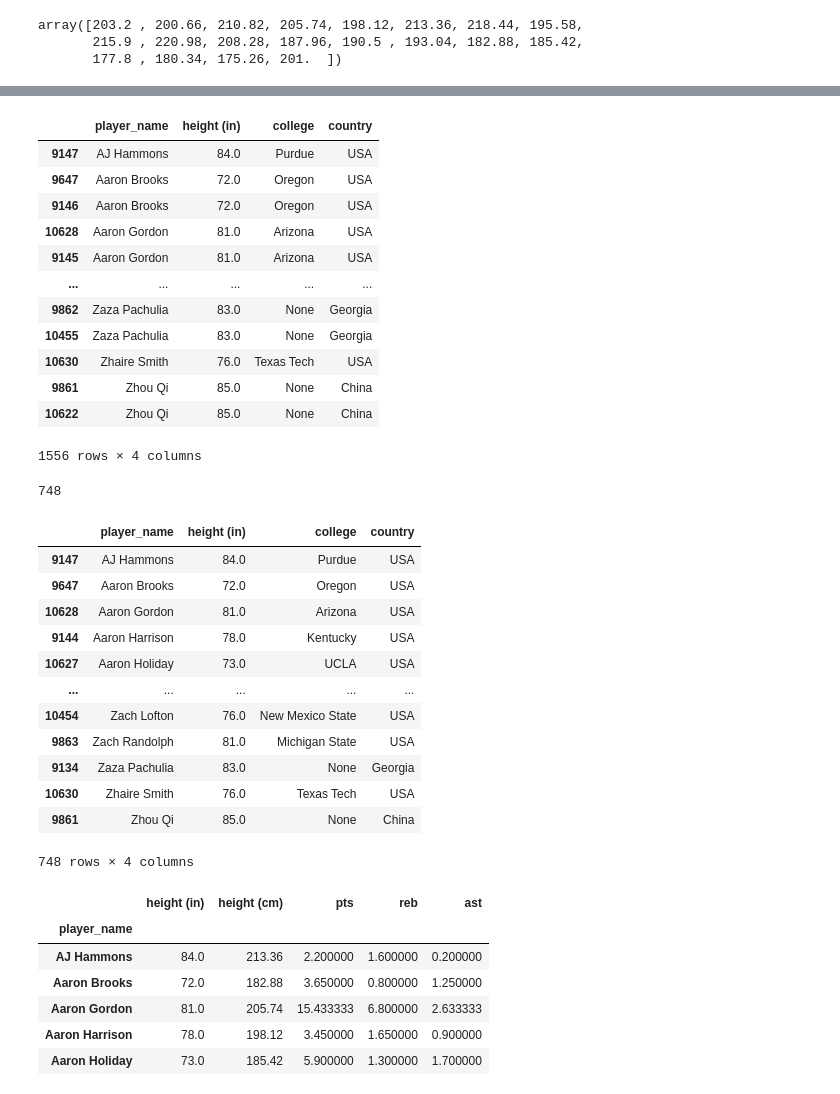
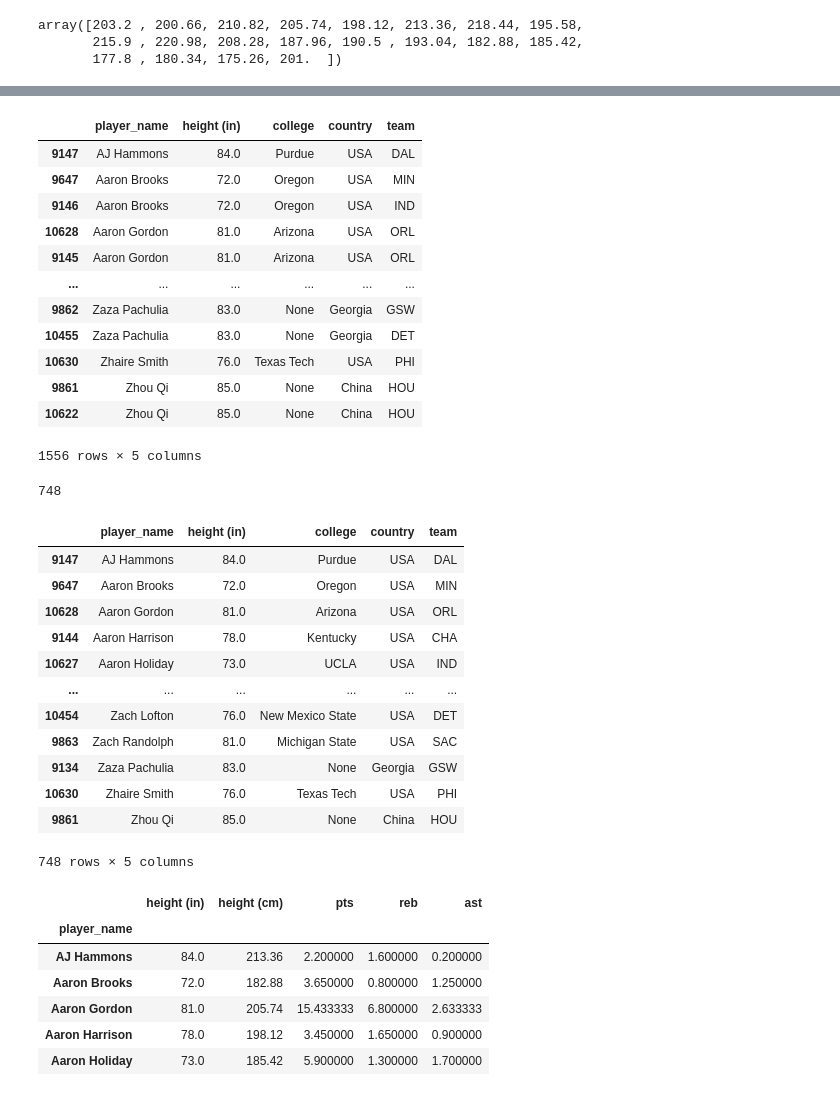
Before and after one commit to ic17rey/butler-groupA-project1, a Jupyter notebook: nba_height_project.ipynb, the cells around one changed output, grey strips where cells are left out. Drawn from its saved outputs; the diff is of its cells as text; code cells hidden in the pictures.

```diff
--- a/nba_height_project.ipynb
+++ b/nba_height_project.ipynb
@@ -121,6 +122,6 @@ filter_data_set_df
 | 10630 | 10630 | Zhaire Smith | PHI | 20 | 193.04 | 90.264808 | Texas Tech | USA | ... |
 1556 rows × 22 columns
 # %%
-stats_needed_df = filter_data_set_df[["season", "player_name", "player_height", "pts", "reb", "ast", "college", "country"]]
+stats_needed_df = filter_data_set_df[["season", "player_name", "player_height", "pts", "reb", "ast", "team_abbreviation", "college", "country"]]
 stats_needed_df
 # %% [output]
@@ -171,13 +172,13 @@ array([203.2 , 200.66, 210.82, 205.74, 198.12, 213.36, 218.44, 195.58,
 # Want to add a calculated column for height in inches (2.54 cm in an inch)
 
 # Label the current player_height column as cm
-stats_with_col_rename_df = stats_needed_df.rename(columns={"player_height":"height (cm)"})
+stats_with_col_rename_df = stats_needed_df.rename(columns={"player_height":"height (cm)", "team_abbreviation":"team"})
 
 # Add a column for height in inches and reorder columns
 height = stats_with_col_rename_df['height (cm)'] / 2.54
 stats_with_col_rename_df["height (in)"] = height
 
-organized_stats_df = stats_with_col_rename_df[["season", "player_name","height (in)","height (cm)","pts","reb","ast","college","country"]]
+organized_stats_df = stats_with_col_rename_df[["season", "player_name","height (in)","height (cm)","pts","reb","ast","college","country", "team"]]
 organized_stats_df = organized_stats_df.sort_values(by=['player_name'])
 
 # View df with the new column
@@ -199,22 +200,22 @@ organized_stats_df
 # %%
 # Use the DataFrame to make a new one with only one line per player with personal info (no multi-year stats)
-player_info_df = organized_stats_df[["player_name","height (in)","college","country"]]
+player_info_df = organized_stats_df[["player_name","height (in)","college","country", "team"]]
 
 player_info_df
 # %% [output]
-|  | player_name | height (in) | college | country |
-| 9147 | AJ Hammons | 84.0 | Purdue | USA |
-| 9647 | Aaron Brooks | 72.0 | Oregon | USA |
-| 9146 | Aaron Brooks | 72.0 | Oregon | USA |
-| 10628 | Aaron Gordon | 81.0 | Arizona | USA |
-| 9145 | Aaron Gordon | 81.0 | Arizona | USA |
-| ... | ... | ... | ... | ... |
-| 9862 | Zaza Pachulia | 83.0 | None | Georgia |
-| 10455 | Zaza Pachulia | 83.0 | None | Georgia |
-| 10630 | Zhaire Smith | 76.0 | Texas Tech | USA |
-| 9861 | Zhou Qi | 85.0 | None | China |
-| 10622 | Zhou Qi | 85.0 | None | China |
+|  | player_name | height (in) | college | country | team |
+| 9147 | AJ Hammons | 84.0 | Purdue | USA | DAL |
+| 9647 | Aaron Brooks | 72.0 | Oregon | USA | MIN |
+| 9146 | Aaron Brooks | 72.0 | Oregon | USA | IND |
+| 10628 | Aaron Gordon | 81.0 | Arizona | USA | ORL |
+| 9145 | Aaron Gordon | 81.0 | Arizona | USA | ORL |
+| ... | ... | ... | ... | ... | ... |
+| 9862 | Zaza Pachulia | 83.0 | None | Georgia | GSW |
+| 10455 | Zaza Pachulia | 83.0 | None | Georgia | DET |
+| 10630 | Zhaire Smith | 76.0 | Texas Tech | USA | PHI |
+| 9861 | Zhou Qi | 85.0 | None | China | HOU |
+| 10622 | Zhou Qi | 85.0 | None | China | HOU |
-1556 rows × 4 columns
+1556 rows × 5 columns
 # %%
 # Want each player only once in a player_info_df, to be able to drop duplicates
 player_count = player_info_df['player_name'].unique()
@@ -225,19 +226,19 @@ unique_players_info_df = player_info_df.drop_duplicates(subset=["player_name"])
 unique_players_info_df
 # %% [output]
 748
-|  | player_name | height (in) | college | country |
-| 9147 | AJ Hammons | 84.0 | Purdue | USA |
-| 9647 | Aaron Brooks | 72.0 | Oregon | USA |
-| 10628 | Aaron Gordon | 81.0 | Arizona | USA |
-| 9144 | Aaron Harrison | 78.0 | Kentucky | USA |
-| 10627 | Aaron Holiday | 73.0 | UCLA | USA |
-| ... | ... | ... | ... | ... |
-| 10454 | Zach Lofton | 76.0 | New Mexico State | USA |
-| 9863 | Zach Randolph | 81.0 | Michigan State | USA |
-| 9134 | Zaza Pachulia | 83.0 | None | Georgia |
-| 10630 | Zhaire Smith | 76.0 | Texas Tech | USA |
-| 9861 | Zhou Qi | 85.0 | None | China |
+|  | player_name | height (in) | college | country | team |
+| 9147 | AJ Hammons | 84.0 | Purdue | USA | DAL |
+| 9647 | Aaron Brooks | 72.0 | Oregon | USA | MIN |
+| 10628 | Aaron Gordon | 81.0 | Arizona | USA | ORL |
+| 9144 | Aaron Harrison | 78.0 | Kentucky | USA | CHA |
+| 10627 | Aaron Holiday | 73.0 | UCLA | USA | IND |
+| ... | ... | ... | ... | ... | ... |
+| 10454 | Zach Lofton | 76.0 | New Mexico State | USA | DET |
+| 9863 | Zach Randolph | 81.0 | Michigan State | USA | SAC |
+| 9134 | Zaza Pachulia | 83.0 | None | Georgia | GSW |
+| 10630 | Zhaire Smith | 76.0 | Texas Tech | USA | PHI |
+| 9861 | Zhou Qi | 85.0 | None | China | HOU |
-748 rows × 4 columns
+748 rows × 5 columns
 # %%
 # In organized_stats_df, there are 3 seasons being analyzed and each player has up to three rows
 # Grouping by player allows statistics to be calculated on the groupby
```
Also changed, not shown: parts of 14 cells of this notebook.
